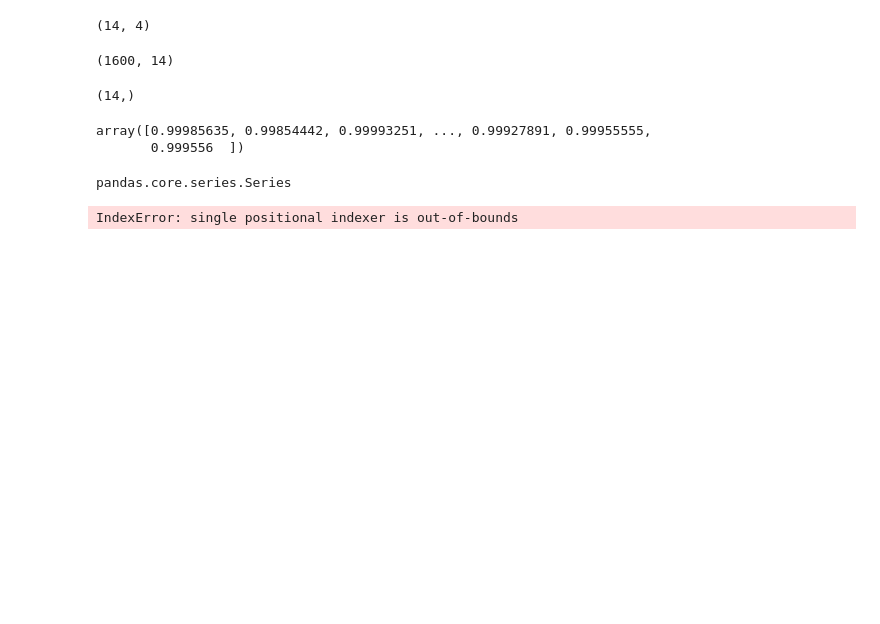
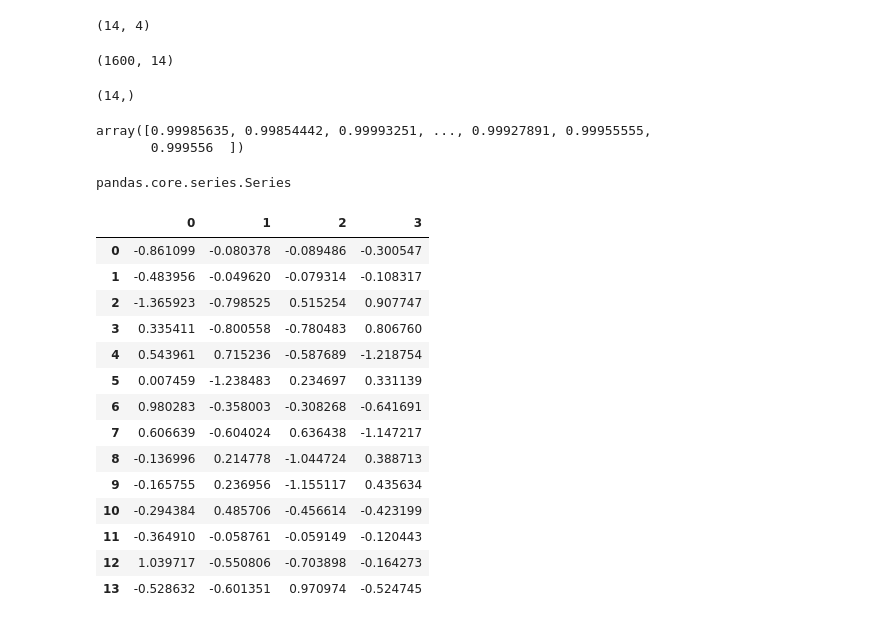
Before and after one commit to raweber42/dslr, a Jupyter notebook: logreg_train.ipynb, the cells around one changed output. Saved outputs shown, nothing was run; the diff lists cells and outputs as text; code cells hidden in the pictures; blank space fills up the shorter version.

```diff
--- a/logreg_train.ipynb
+++ b/logreg_train.ipynb
@@ -45,16 +45,15 @@ def adjust_plot_labels(df):
     df.columns = new_column_names
 # %%
 # CHANGE THIS TO MY GRADIENT DESCENT
-def gradient_descent(X, y, theta, alpha, epochs):
-    m = len(X)
+def gradient_descent(X, y, theta, L, epochs):
+    n = len(X)
     #cost = [[] for i in range(10)]
     for i in range(0, epochs):
-        for j in range(0, 10):
+        for j in range(0, 4):
             theta = pd.DataFrame(theta)
             h = hypothesis(theta.iloc[:,j], X)
             for k in range(0, theta.shape[0]):
-                theta.iloc[k, j] -= (alpha/m) * np.sum((h-y.iloc[:, j])*X.iloc[:, k])
-            theta = pd.DataFrame(theta)
-            #c =cost(X, y.iloc[:, j], theta.iloc[:,j])
-            #cost[j].append(c)
+                theta.iloc[k, j] -= (L/n) * np.sum((h-y.iloc[:, j])*X.iloc[:, k])
+            #theta = pd.DataFrame(theta)
+
     return theta
@@ -187,7 +197,21 @@ pandas.core.series.Series
 # %%
 # WHAT IS BIG X????
 theta = np.zeros([df_without_house.shape[1]+1, y1.shape[1]])
-theta = gradient_descent(X, y1, theta, 0.02, 1500)
+theta = gradient_descent(X, y1, theta, 0.02, 1000) # CHANGE the epochs!
 theta
 # %% [output]
-IndexError: single positional indexer is out-of-bounds
+|  | 0 | 1 | 2 | 3 |
+| 0 | -0.861099 | -0.080378 | -0.089486 | -0.300547 |
+| 1 | -0.483956 | -0.049620 | -0.079314 | -0.108317 |
+| 2 | -1.365923 | -0.798525 | 0.515254 | 0.907747 |
+| 3 | 0.335411 | -0.800558 | -0.780483 | 0.806760 |
+| 4 | 0.543961 | 0.715236 | -0.587689 | -1.218754 |
+| 5 | 0.007459 | -1.238483 | 0.234697 | 0.331139 |
+| 6 | 0.980283 | -0.358003 | -0.308268 | -0.641691 |
+| 7 | 0.606639 | -0.604024 | 0.636438 | -1.147217 |
+| 8 | -0.136996 | 0.214778 | -1.044724 | 0.388713 |
+| 9 | -0.165755 | 0.236956 | -1.155117 | 0.435634 |
+| 10 | -0.294384 | 0.485706 | -0.456614 | -0.423199 |
+| 11 | -0.364910 | -0.058761 | -0.059149 | -0.120443 |
+| 12 | 1.039717 | -0.550806 | -0.703898 | -0.164273 |
+| 13 | -0.528632 | -0.601351 | 0.970974 | -0.524745 |
```
Also changed, not shown: parts of 23 cells of this notebook.
